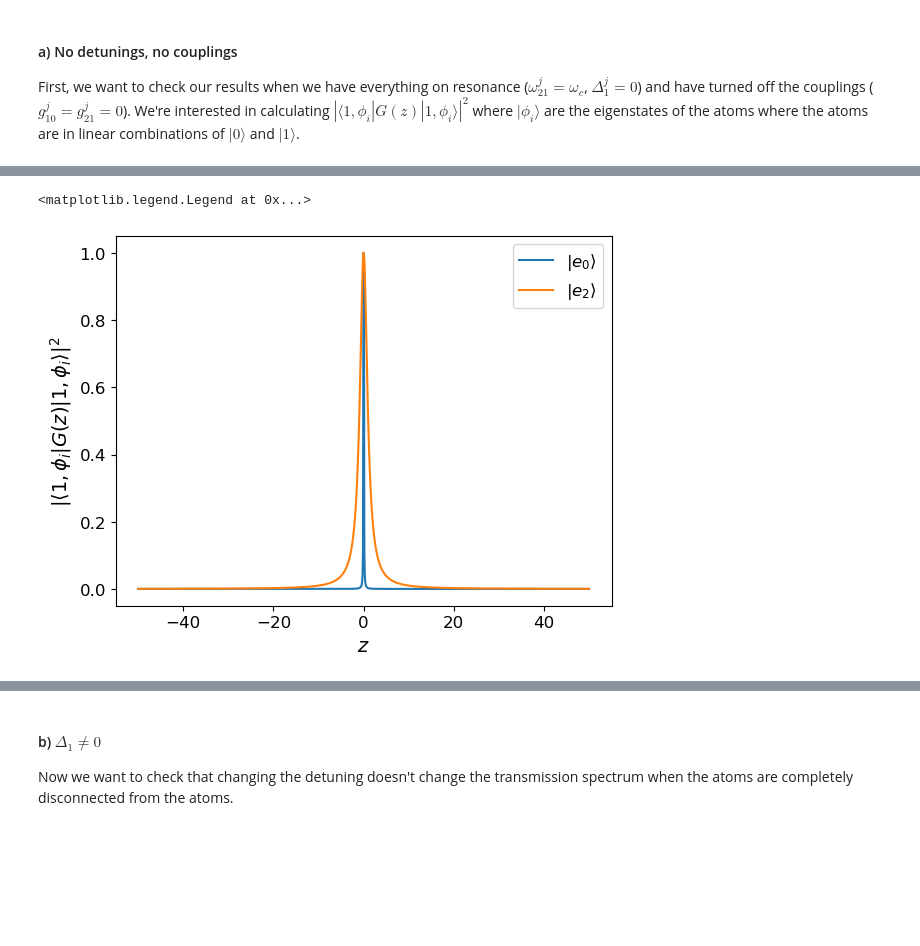
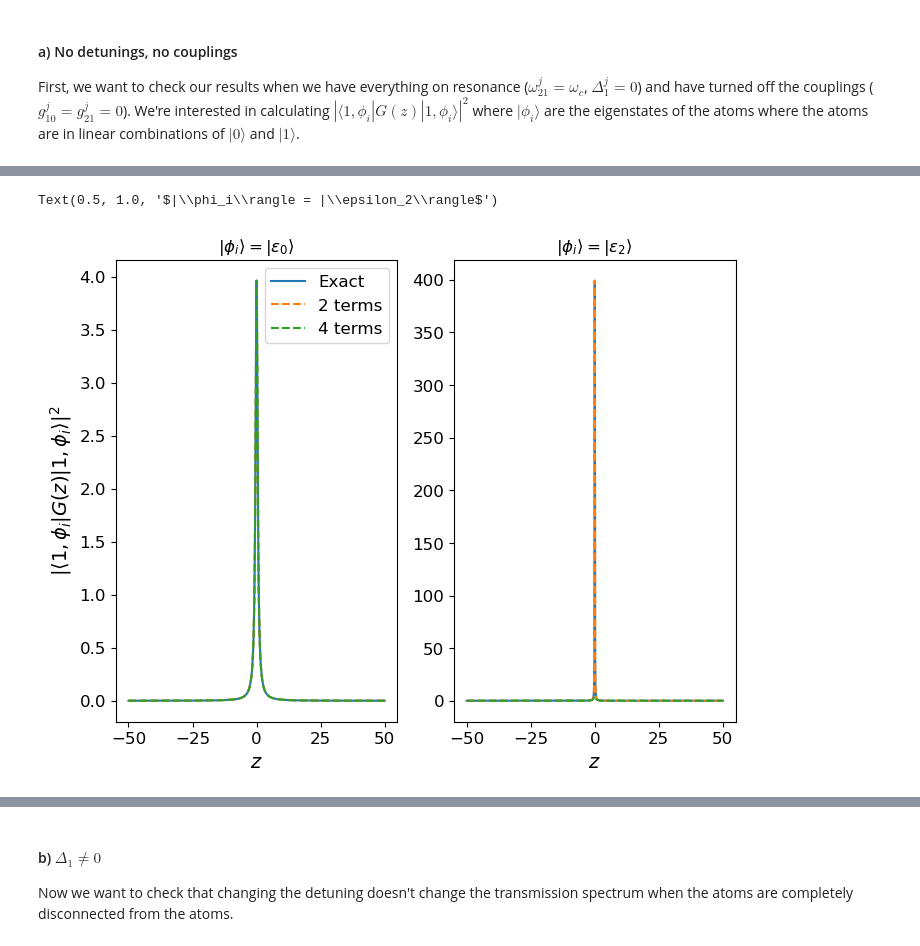
Before and after one commit to jleamer/mode_cooling, a Jupyter notebook: rydberg_calcs/gf_approach_testing.ipynb, the cells around one changed output, grey strips where cells are left out. Drawn from its saved outputs; the diff is of its cells as text; code cells hidden in the pictures; blank space fills up the shorter version.

Commit message:
Updated gf_approach_testing.ipynb to calculate the expectation value of the transfer function with respect to the eigenstates of the core Hamiltonian in several limiting cases

```diff
--- a/rydberg_calcs/gf_approach_testing.ipynb
+++ b/rydberg_calcs/gf_approach_testing.ipynb
@@ -229,0 +374,8 @@ e2_tf = np.abs(np.array([e2.dag() * _ * e2 for _ in sa_exact_Gs])) ** 2
+# %%
+# Calculate the two term level shift functions
+Rx_2term_e0 = get_Rx_two_term(z, e0, sa_V, sa_H0_eigs)
+Rx_2term_e2 = get_Rx_two_term(z, e2, sa_V, sa_H0_eigs)
+
+# Calculate the four term level shift functions
+Rx_4term_e0 = get_Rx_four_term(z, e0, sa_V, sa_H0_eigs)
+Rx_4term_e2 = get_Rx_four_term(z, e2, sa_V, sa_H0_eigs)
@@ -230,10 +388,38 @@ e2_tf = np.abs(np.array([e2.dag() * _ * e2 for _ in sa_exact_Gs])) ** 2
+# %%
+# Calculate the approximate Gs using the level shift functions
+approx_G_2term_e0_tamp = np.array([1 / (z[i]+ωc - sa_H0_eigs[0][4] - Rx_2term_e0[i]) for i in range(z.shape[0])])
+approx_G_2term_e0 = np.abs(approx_G_2term_e0_tamp) ** 2
+approx_G_2term_e2_tamp = np.array([1 / (z[i]+ωc - sa_H0_eigs[0][3] - Rx_2term_e2[i]) for i in range(z.shape[0])])
+approx_G_2term_e2 = np.abs(approx_G_2term_e2_tamp) ** 2
+
+approx_G_4term_e0_tamp = np.array([1 / (z[i]+ωc - sa_H0_eigs[0][4] - Rx_4term_e0[i]) for i in range(z.shape[0])])
+approx_G_4term_e0 = np.abs(approx_G_4term_e0_tamp) ** 2
+approx_G_4term_e2_tamp = np.array([1 / (z[i]+ωc - sa_H0_eigs[0][3] - Rx_4term_e2[i]) for i in range(z.shape[0])])
+approx_G_4term_e2 = np.abs(approx_G_4term_e2_tamp) ** 2
 # %%
 # Plot
-plt.plot(z, e0_tf / e0_tf.max(), label='$|e_0\\rangle$')
-plt.plot(z, e2_tf / e2_tf.max(), label='$|e_2\\rangle$')
-plt.xlabel("$z$")
-plt.ylabel("$|\\langle1,\\phi_i|G(z)|1,\\phi_i\\rangle|^2$")
-plt.legend()
+fig = plt.figure(1,figsize=(8,6))
+ax = fig.subplots(1,2)
+#ax[0].plot(z, e0_tf / e0_tf.max(), label='Exact')
+#ax[0].plot(z, approx_G_2term_e0 / approx_G_2term_e0.max(), '--', label='2 terms')
+#ax[0].plot(z, approx_G_4term_e0 / approx_G_2term_e0.max(), '--', label='4 terms')
+ax[0].plot(z, e0_tf, label='Exact')
+ax[0].plot(z, approx_G_2term_e0, '--', label='2 terms')
+ax[0].plot(z, approx_G_4term_e0, '--', label='4 terms')
+#ax[0].axvline(x=0, color='k')
+ax[0].set_xlabel("$z$")
+ax[0].set_ylabel("$|\\langle1,\\phi_i|G(z)|1,\\phi_i\\rangle|^2$")
+ax[0].set_title("$|\\phi_i\\rangle = |\\epsilon_0\\rangle$")
+ax[0].legend()
+
+#ax[1].plot(z, e2_tf / e2_tf.max())
+#ax[1].plot(z, approx_G_2term_e2 / approx_G_2term_e2.max(), '--')
+#ax[1].plot(z, approx_G_4term_e0 / approx_G_4term_e2.max(), '--')
+ax[1].plot(z, e2_tf)
+ax[1].plot(z, approx_G_2term_e2, '--')
+ax[1].plot(z, approx_G_4term_e0, '--')
+ax[1].set_xlabel("$z$")
+ax[1].set_title("$|\\phi_i\\rangle = |\\epsilon_2\\rangle$")
 # %% [output]
-<matplotlib.legend.Legend at 0x...>
+Text(0.5, 1.0, '$|\\phi_i\\rangle = |\\epsilon_2\\rangle$')
-[figure, old version]
+[figure, new version]
```
Also changed, not shown: parts of 70 cells of this notebook.
